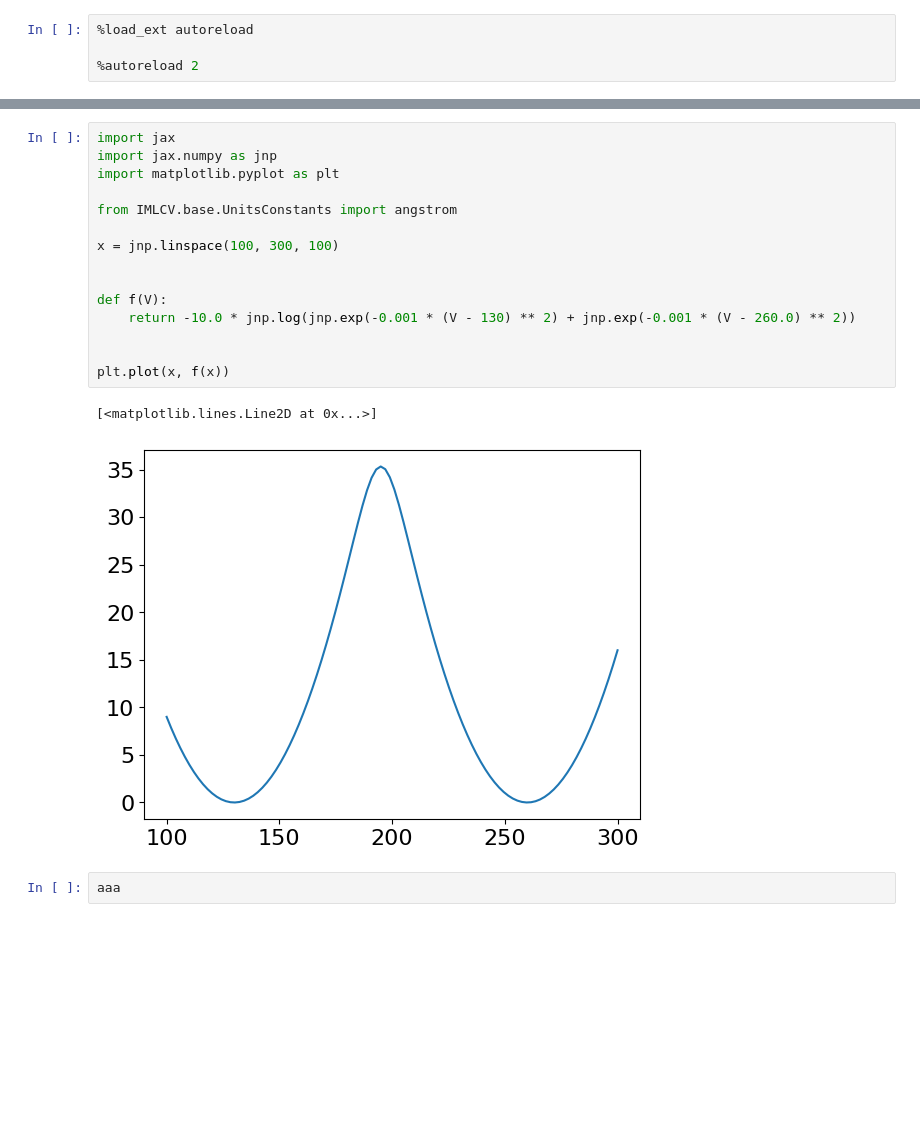
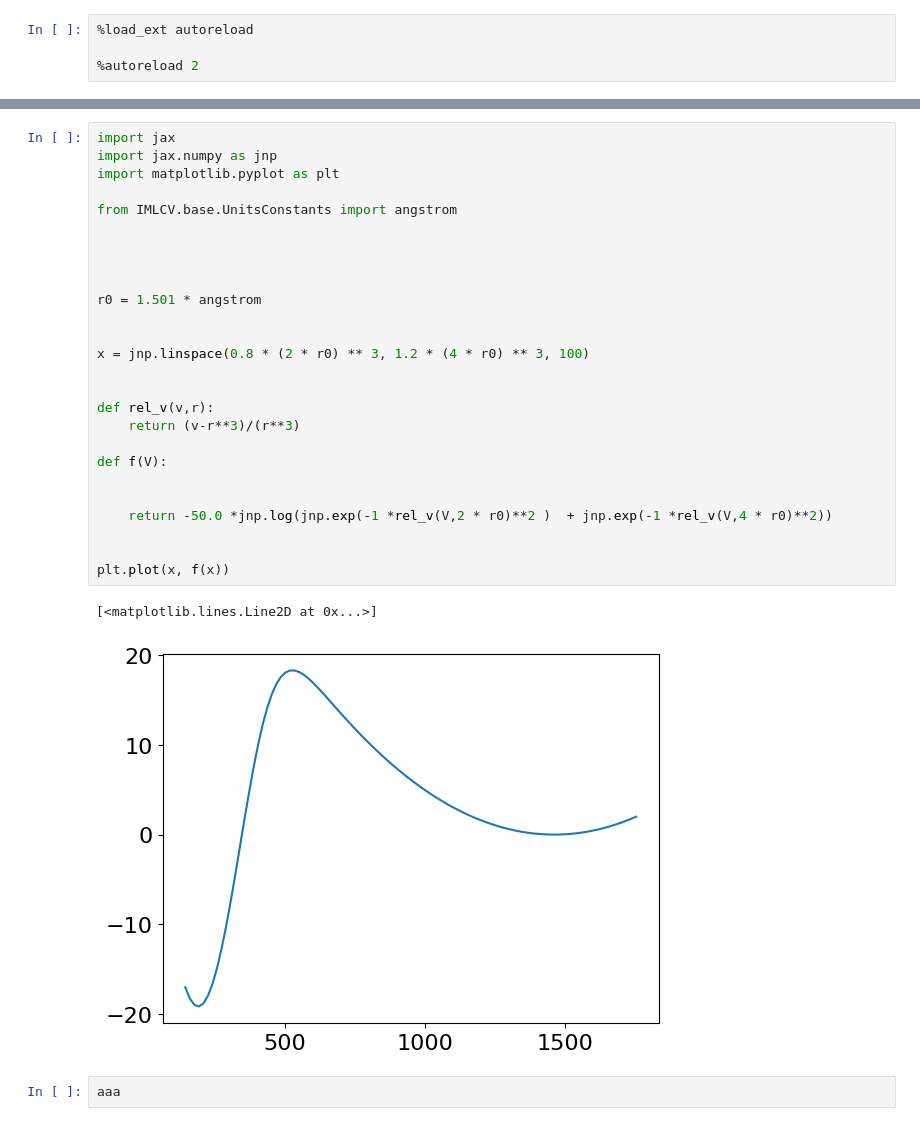
Before and after one commit to DavidDevoogdt/IMLCV, a Jupyter notebook: notebooks/plot.ipynb, the cells around one changed output, grey strips where cells are left out. Drawn from its saved outputs; the diff is of its cells as text; blank space fills up the shorter version.

```diff
--- a/notebooks/plot.ipynb
+++ b/notebooks/plot.ipynb
@@ -77,21 +72,32 @@ done
 # %%
 import jax
 import jax.numpy as jnp
 import matplotlib.pyplot as plt
 
 from IMLCV.base.UnitsConstants import angstrom
 
-x = jnp.linspace(100, 300, 100)
 
 
+
+r0 = 1.501 * angstrom
+
+
+x = jnp.linspace(0.8 * (2 * r0) ** 3, 1.2 * (4 * r0) ** 3, 100)
+
+
+def rel_v(v,r):
+    return (v-r**3)/(r**3)
+
 def f(V):
-    return -10.0 * jnp.log(jnp.exp(-0.001 * (V - 130) ** 2) + jnp.exp(-0.001 * (V - 260.0) ** 2))
+
+
+    return -50.0 *jnp.log(jnp.exp(-1 *rel_v(V,2 * r0)**2 )  + jnp.exp(-1 *rel_v(V,4 * r0)**2))
 
 
 plt.plot(x, f(x))
 # %% [output]
 [<matplotlib.lines.Line2D at 0x...>]
-[figure, old version]
+[figure, new version]
 # %%
 aaa
 # %% [output]
```
Also changed, not shown: parts of 11 cells of this notebook, 10 other files.
